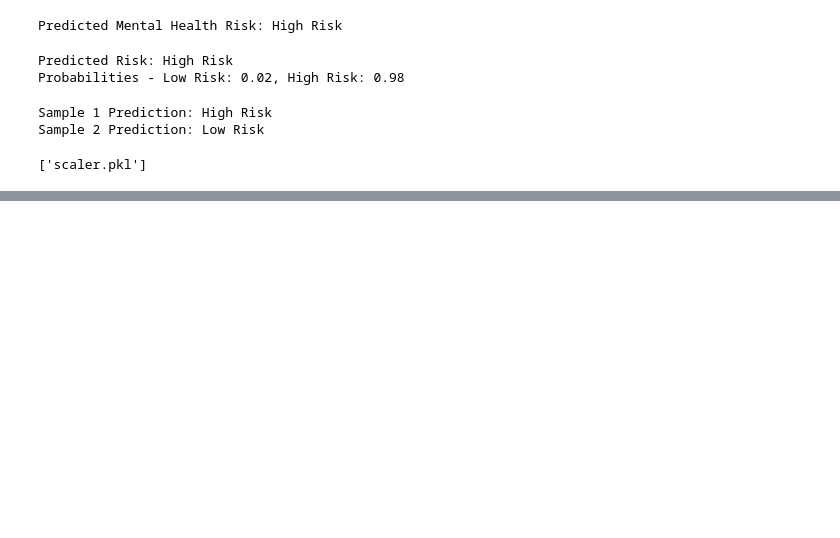
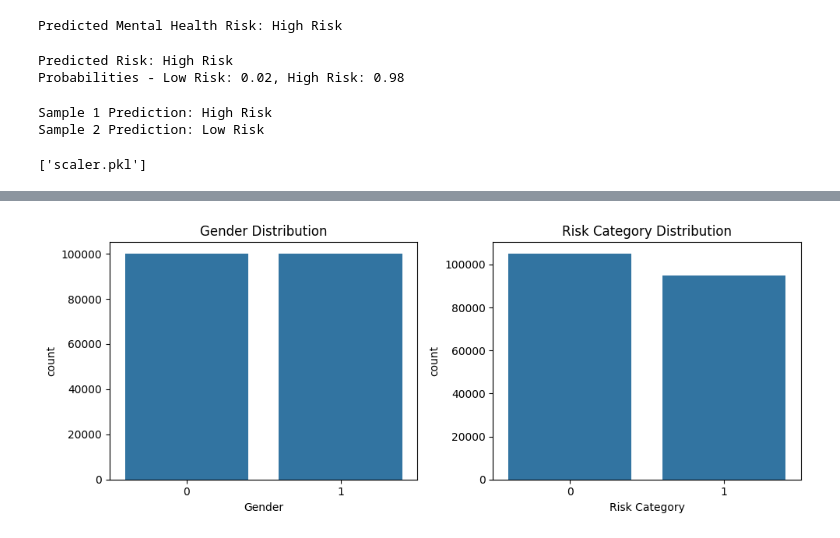
Before and after one commit to AsharAli-07/AI-Powered-Emotion-Detection-and-Therapy-Wristband, a Jupyter notebook: HumanVitalSigns.ipynb, the cells around one changed output, grey strips where cells are left out. Drawn from its saved outputs; the diff is of its cells as text; code cells hidden in the pictures; blank space fills up the shorter version.

```diff
--- a/HumanVitalSigns.ipynb
+++ b/HumanVitalSigns.ipynb
@@ -350,0 +371,15 @@ mental_health_rf_model.pkl          scaler.pkl
+# %%
+plt.figure(figsize=(10,4))
+
+plt.subplot(1, 2, 1)
+sns.countplot(x='Gender', data=df)
+plt.title('Gender Distribution')
+
+plt.subplot(1, 2, 2)
+sns.countplot(x='Risk Category', data=df)
+plt.title('Risk Category Distribution')
+
+plt.tight_layout()
+plt.show()
+# %% [output]
+[figure, added]
```
Also changed, not shown: parts of 7 cells of this notebook.
